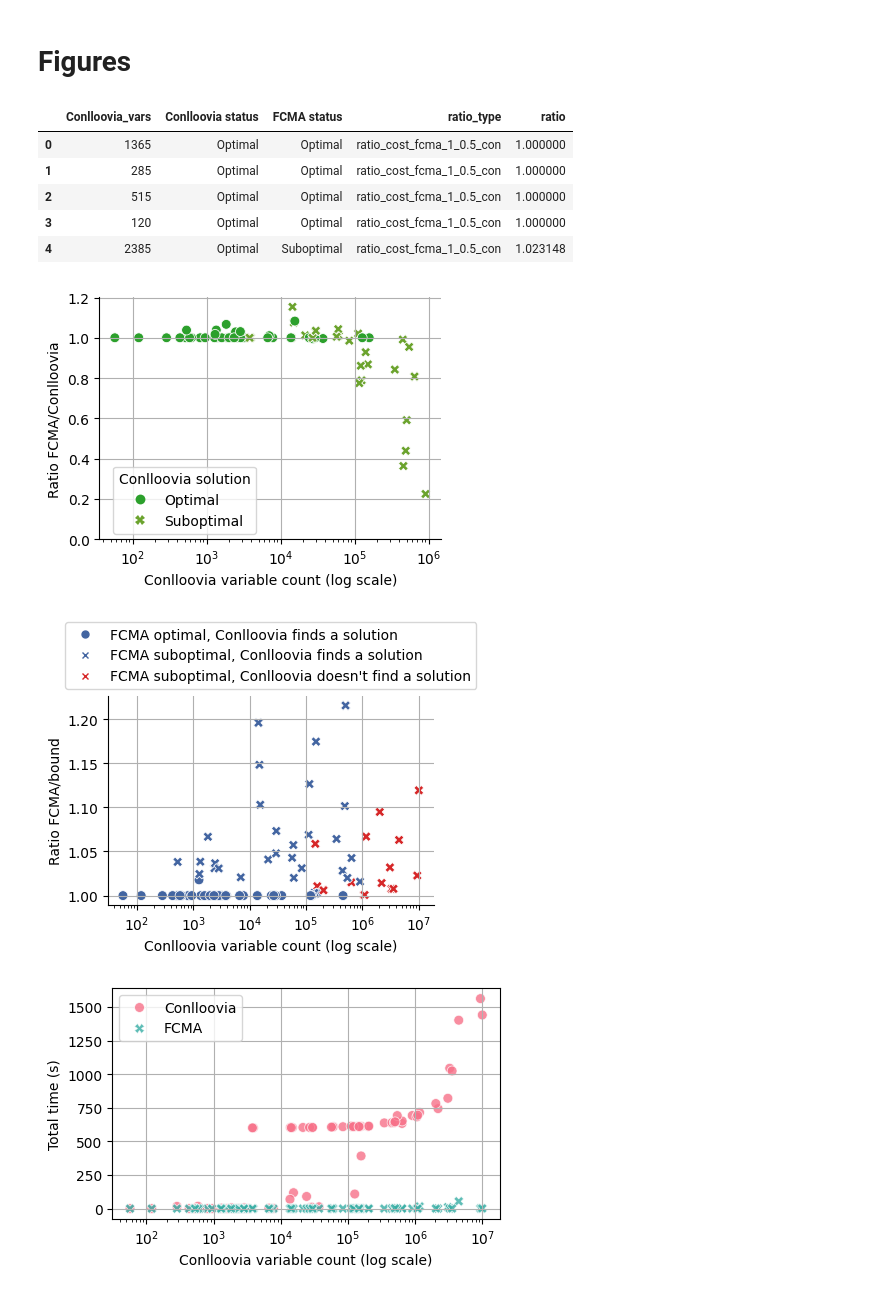
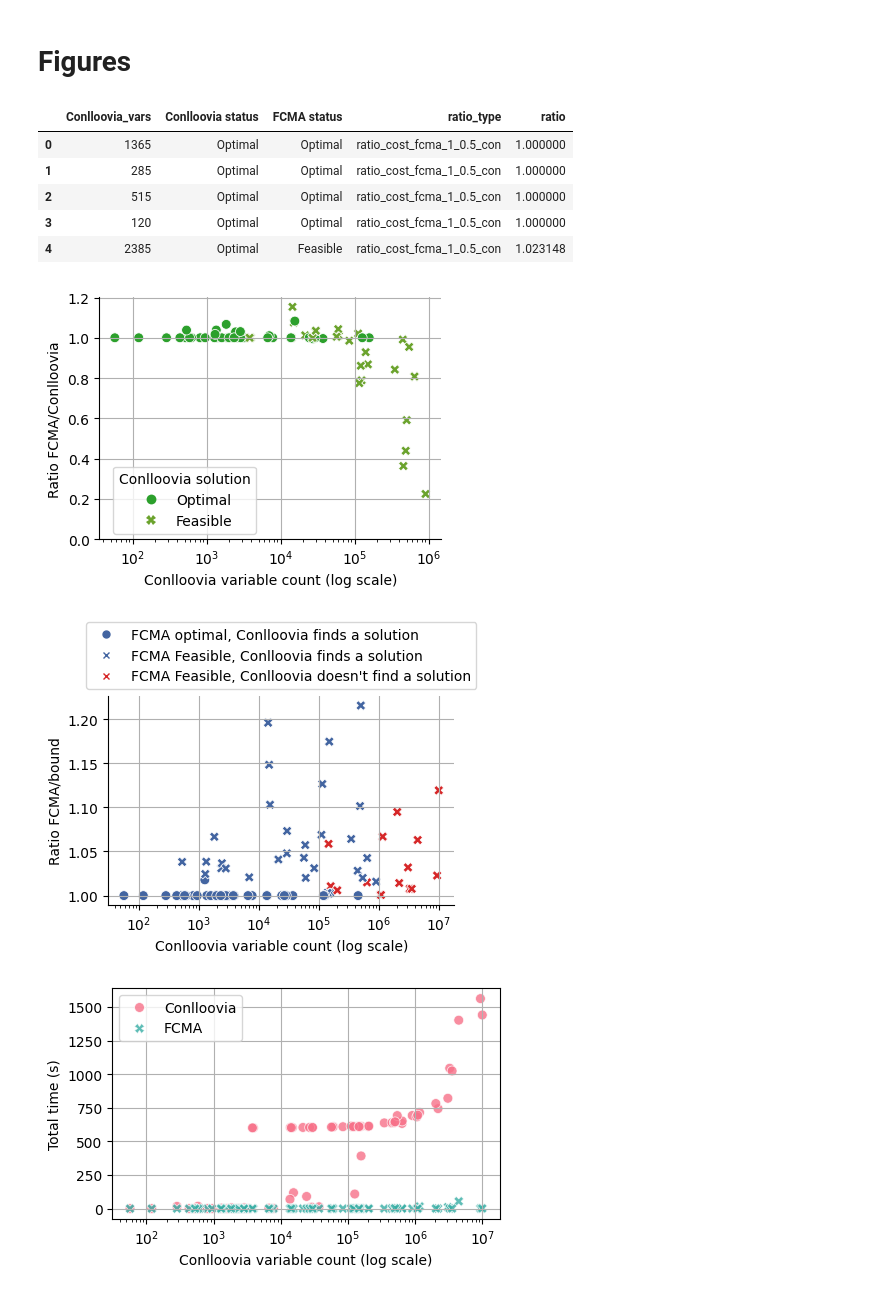
Before and after one commit to asi-uniovi/fcma_exp, a Jupyter notebook: analysis.ipynb, the cells around one changed output. Drawn from its saved outputs; the diff is of its cells as text; code cells hidden in the pictures.

Commit message:
Better names in the cost figures

```diff
--- a/analysis.ipynb
+++ b/analysis.ipynb
@@ -43,12 +43,12 @@ df.loc[df["Conlloovia_status"].isin(["ABORTED", "CBC_ERROR"])].head()
 # %%
 # Create a new status column with these values:
 # - "Optimal" if Conlloovia_status is "OPTIMAL"
-# - "Suboptinal" if Conlloovia_status is "INTEGER_FEASIBLE"
+# - "Feasible" if Conlloovia_status is "INTEGER_FEASIBLE"
 # - "No solution" if Conlloovia_status is "ABORTED" or "CBC_ERROR"
 df["Conlloovia status"] = df["Conlloovia_status"].map(
     {
         "OPTIMAL": "Optimal",
-        "INTEGER_FEASIBLE": "Suboptimal",
+        "INTEGER_FEASIBLE": "Feasible",
         "ABORTED": "No solution",
         "CBC_ERROR": "No solution",
     }
@@ -56,14 +56,14 @@ df["Conlloovia status"] = df["Conlloovia_status"].map(
 
 # Create a new FCMA status column: "Optimal" if its cost is equal to Conlloovia_cost_d_h
 # and Conlloovia status is "OPTIMAL", or FCMA cost is equal to the lower bound;
-# "Suboptimal" otherwise
+# "Feasible" otherwise
 def fcma_status(row):
     if row["Fcma_1_0.5_cost_d_h"] == row["Conlloovia_cost_d_h"] and row["Conlloovia status"] == "Optimal":
         return "Optimal"
     elif row["Fcma_1_0.5_cost_d_h"] == row["bound"]:
         return "Optimal"
     else:
-        return "Suboptimal"
+        return "Feasible"
 
 df["FCMA status"] = df.apply(
     fcma_status,
@@ -160,7 +163,7 @@ df_long.head()
 | 1 | 285 | Optimal | Optimal | ratio_cost_fcma_1_0.5_con | 1.000000 |
 | 2 | 515 | Optimal | Optimal | ratio_cost_fcma_1_0.5_con | 1.000000 |
 | 3 | 120 | Optimal | Optimal | ratio_cost_fcma_1_0.5_con | 1.000000 |
-| 4 | 2385 | Optimal | Suboptimal | ratio_cost_fcma_1_0.5_con | 1.023148 |
+| 4 | 2385 | Optimal | Feasible | ratio_cost_fcma_1_0.5_con | 1.023148 |
 # %%
 # Plot the ratio of cost FCMA/Conlloovia and FCMA/lower_bound vs the problem size
 data_fig1 = df_long[(df_long["ratio_type"] == "ratio_cost_fcma_1_0.5_con") & (df_long["Conlloovia status"] != "No solution")]
@@ -176,7 +179,7 @@ g = sns.relplot(
     s=50, # size of the markers
     aspect=0.9,
     height=3.25,
-    palette={"Optimal": "#2ca02c", "Suboptimal": "#6ba32d"},
+    palette={"Optimal": "#2ca02c", "Feasible": "#6ba32d"},
 )
 
 g._legend.set_bbox_to_anchor((0.55, 0.38))  # Adjust the legend position
@@ -213,12 +216,12 @@ plt.tight_layout()
 
 plt.savefig(f"res_cost_1.png", dpi=600, bbox_inches='tight')
 # %% [output]
-[figure, old version]
+[figure, new version]
 # %%
 # Add a column indicating if Conlloovia found a solution (status is not "No solution").
 # The values should be "Found" and "Not found"
 df_long["Conlloovia solution"] = df_long["Conlloovia status"].map(
-    {"No solution": "Not found", "Optimal": "Found", "Suboptimal": "Found"}
+    {"No solution": "Not found", "Optimal": "Found", "Feasible": "Found"}
 )
 # %%
 data_fig2 = df_long[df_long["ratio_type"] == "ratio_cost_fcma_bound"]
@@ -247,37 +250,36 @@ plt.xscale("log")
 # plt.suptitle("Cost ratio FCMA/Conlloovia and FCMA/lower_bound vs problem size")
 plt.xlabel("Conlloovia variable count (log scale)")
 
 # Use as ylabel in the first row "Ratio FCMA/lower_bound"
 for ax, title in zip(g.axes.flat, ["Ratio FCMA/bound"]):
     ax.set_ylabel(title)
 
 # Remove the titles of the rows
 for ax in g.axes.flat:
     ax.set_title("")
 
 # Add a background color to the legend
 # g._legend.get_frame().set_facecolor('white')
 # g._legend.get_frame().set_alpha(1)
 
 legend_handles = [
     mlines.Line2D([], [], color='#4365a1', marker='o', linestyle='None', markersize=5, label='FCMA optimal, Conlloovia finds a solution'),
-    mlines.Line2D([], [], color='#4365a1', marker='x', linestyle='None', markersize=5, label='FCMA suboptimal, Conlloovia finds a solution'),
-    # mlines.Line2D([], [], color='#d62728', marker='o', linestyle='None', markersize=5, label='FCMA optimal, Conlloovia doesn\'t find a solution'),
-    mlines.Line2D([], [], color='#d62728', marker='x', linestyle='None', markersize=5, label='FCMA suboptimal, Conlloovia doesn\'t find a solution'),
+    mlines.Line2D([], [], color='#4365a1', marker='x', linestyle='None', markersize=5, label='FCMA Feasible, Conlloovia finds a solution'),
+    mlines.Line2D([], [], color='#d62728', marker='x', linestyle='None', markersize=5, label='FCMA Feasible, Conlloovia doesn\'t find a solution'),
 ]
 
 legend = plt.legend(handles=legend_handles, ncol=1, bbox_to_anchor=(0.5, 1), loc='lower center')
 legend.get_frame().set_facecolor('white')
 
 # Add a grid
 plt.grid()
 
 plt.tight_layout()
 plt.subplots_adjust(top=0.85)
 
 plt.savefig(f"res_cost_2.png", dpi=600, bbox_inches='tight')
 # %% [output]
-[figure, old version]
+[figure, new version]
 # %%
 # Plot only the total times
 df_total_times_long = pd.melt(
```
Also changed, not shown: parts of 4 cells of this notebook, 2 other files.
